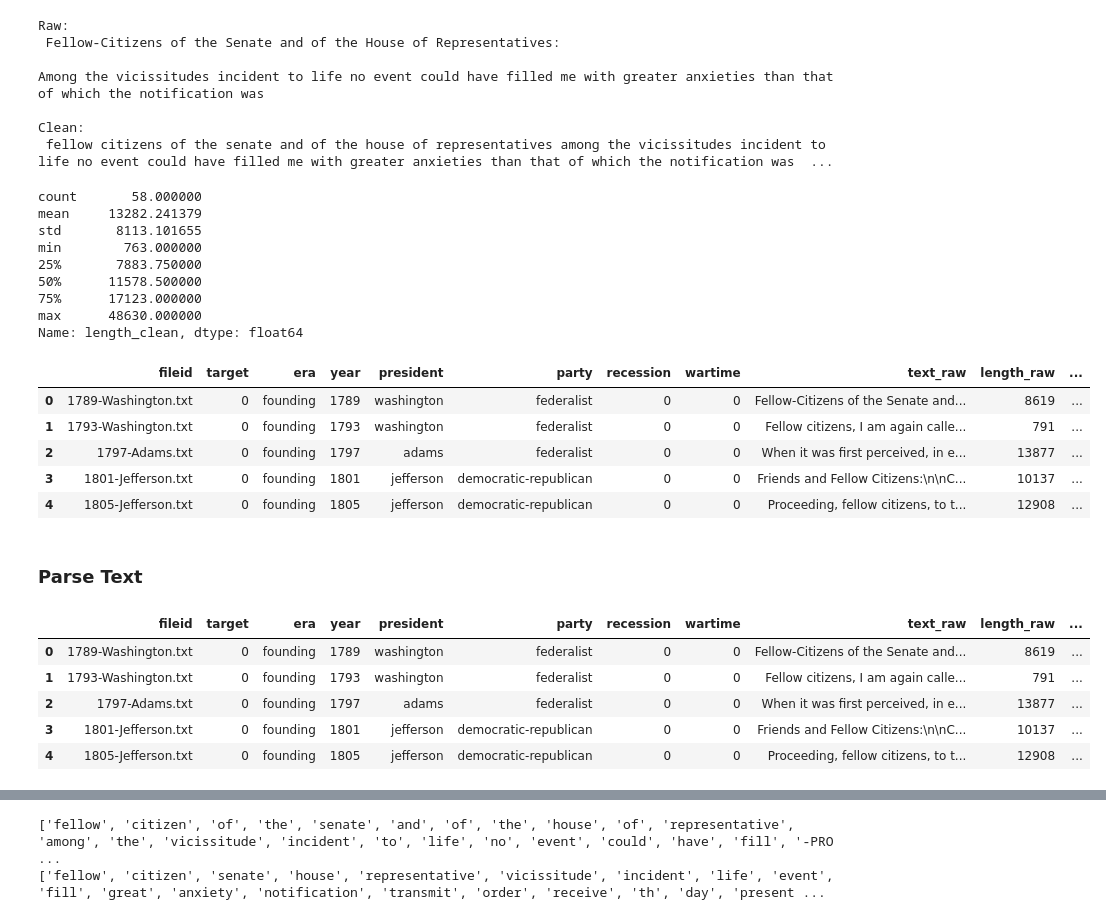
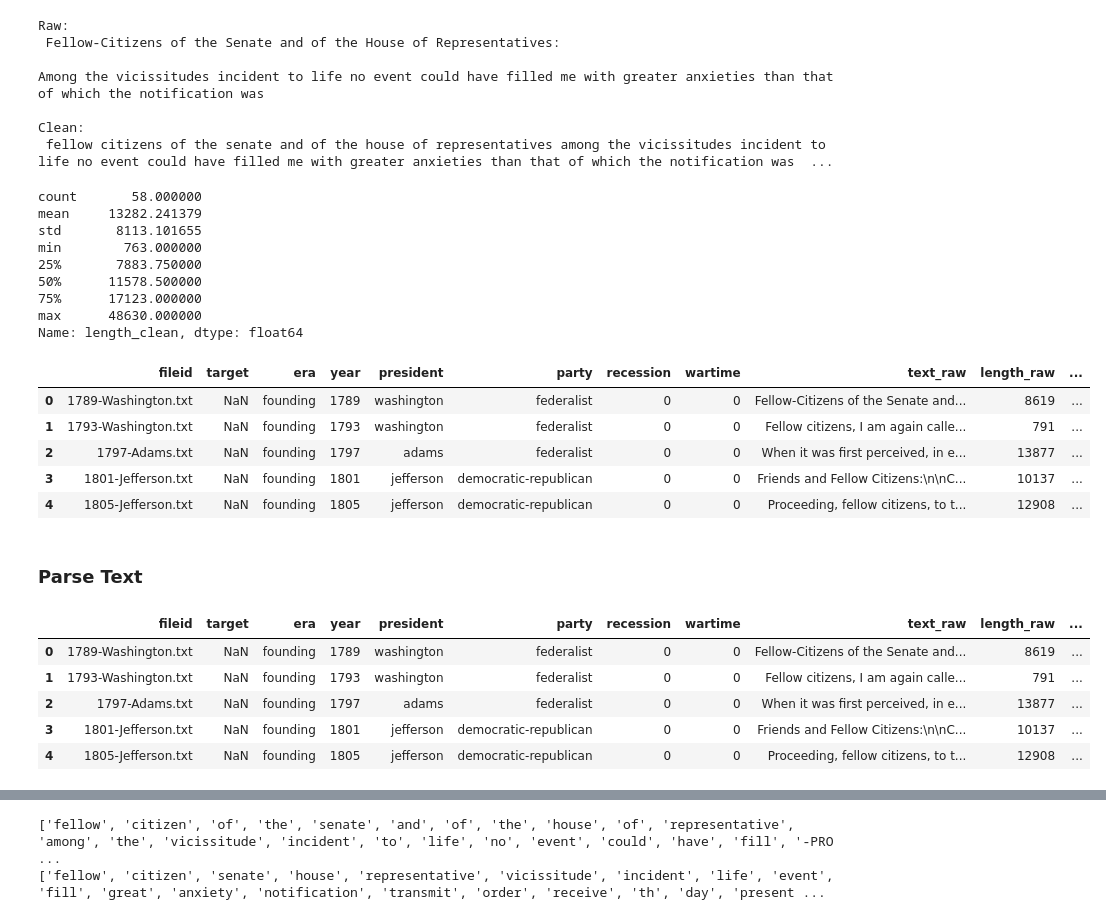
Before and after one commit to aarondelgiudice/thinkful, a Jupyter notebook: unit_4/capstone/4_5a_preprocessing.ipynb, the cells around one changed output, grey strips where cells are left out. Drawn from its saved outputs; the diff is of its cells as text; code cells hidden in the pictures.

```diff
--- a/unit_4/capstone/4_5a_preprocessing.ipynb
+++ b/unit_4/capstone/4_5a_preprocessing.ipynb
@@ -226,9 +216,11 @@ array(['founding', 'expansion', 'civil war', 'reconstruction',
        'great despression', 'world war two', 'post-war',
        'civil rights era', 'reagan era', 'modern'], dtype=object)
 # %%
-target_value = 0
-for era in df_prez['era'].unique():
-  df_prez['target'].loc[df_prez['era']==era] = target_value
-  target_value += 1
+#target_value = np.nan
+#target_value = 0
+#for era in df_prez['era'].unique():
+#  df_prez['target'].loc[df_prez['era']==era] = target_value
+#  target_value += 1
 
-df_prez['target'].unique()
+#df_prez['target'].unique()
+#df_prez['target'] = target_value
@@ -594,47 +580,45 @@ min        763.000000
 max      48630.000000
 Name: length_clean, dtype: float64
 |  | fileid | target | era | year | president | party | recession | wartime | text_raw | length_raw | ... |
-| 0 | 1789-Washington.txt | 0 | founding | 1789 | washington | federalist | 0 | 0 | Fellow-Citizens of the Senate and... | 8619 | ... |
-| 1 | 1793-Washington.txt | 0 | founding | 1793 | washington | federalist | 0 | 0 | Fellow citizens, I am again calle... | 791 | ... |
-| 2 | 1797-Adams.txt | 0 | founding | 1797 | adams | federalist | 0 | 0 | When it was first perceived, in e... | 13877 | ... |
-| 3 | 1801-Jefferson.txt | 0 | founding | 1801 | jefferson | democratic-republican | 0 | 0 | Friends and Fellow Citizens:\n\nC... | 10137 | ... |
-| 4 | 1805-Jefferson.txt | 0 | founding | 1805 | jefferson | democratic-republican | 0 | 0 | Proceeding, fellow citizens, to t... | 12908 | ... |
+| 0 | 1789-Washington.txt | NaN | founding | 1789 | washington | federalist | 0 | 0 | Fellow-Citizens of the Senate and... | 8619 | ... |
+| 1 | 1793-Washington.txt | NaN | founding | 1793 | washington | federalist | 0 | 0 | Fellow citizens, I am again calle... | 791 | ... |
+| 2 | 1797-Adams.txt | NaN | founding | 1797 | adams | federalist | 0 | 0 | When it was first perceived, in e... | 13877 | ... |
+| 3 | 1801-Jefferson.txt | NaN | founding | 1801 | jefferson | democratic-republican | 0 | 0 | Friends and Fellow Citizens:\n\nC... | 10137 | ... |
+| 4 | 1805-Jefferson.txt | NaN | founding | 1805 | jefferson | democratic-republican | 0 | 0 | Proceeding, fellow citizens, to t... | 12908 | ... |
 # %% [markdown]
 ### Parse Text
 # %%
 %%time
 
 import spacy
 
 # create list to hold spaCy docs
 text_parsed = []
 text_nostops = []
-all_words = []
-common_words = []
 
 # parse cleaned text
 # instantiate nlp
 #nlp = spacy.load('en', disable=['parser', 'ner'])
 nlp = spacy.load('en')
 spacy_text = nlp.pipe(df_prez['text_clean'], batch_size=10, n_threads=3)
 
 # use spaCy generator to append docs to doc list
 for text in spacy_text:
   #text = [token.lemma_ for token in nlp(str(text))]
   text_parsed.append([token.lemma_ for token in nlp(str(text))])
   #text = [token.lemma_ for token in nlp(str(text)) if not token.is_stop]
   text_nostops.append([token.lemma_ for token in nlp(str(text)) if not token.is_stop])
 
 # add spaCy docs to lyrics DF
 df_prez['text_parsed'] = text_parsed
 df_prez['length_parsed'] = [len(x) for x in df_prez['text_parsed']]
 df_prez['text_nostops'] = text_nostops
 df_prez['length_nostops'] = [len(x) for x in df_prez['text_nostops']]
 display(df_prez.head())
 # %% [output]
 |  | fileid | target | era | year | president | party | recession | wartime | text_raw | length_raw | ... |
-| 0 | 1789-Washington.txt | 0 | founding | 1789 | washington | federalist | 0 | 0 | Fellow-Citizens of the Senate and... | 8619 | ... |
-| 1 | 1793-Washington.txt | 0 | founding | 1793 | washington | federalist | 0 | 0 | Fellow citizens, I am again calle... | 791 | ... |
-| 2 | 1797-Adams.txt | 0 | founding | 1797 | adams | federalist | 0 | 0 | When it was first perceived, in e... | 13877 | ... |
-| 3 | 1801-Jefferson.txt | 0 | founding | 1801 | jefferson | democratic-republican | 0 | 0 | Friends and Fellow Citizens:\n\nC... | 10137 | ... |
-| 4 | 1805-Jefferson.txt | 0 | founding | 1805 | jefferson | democratic-republican | 0 | 0 | Proceeding, fellow citizens, to t... | 12908 | ... |
+| 0 | 1789-Washington.txt | NaN | founding | 1789 | washington | federalist | 0 | 0 | Fellow-Citizens of the Senate and... | 8619 | ... |
+| 1 | 1793-Washington.txt | NaN | founding | 1793 | washington | federalist | 0 | 0 | Fellow citizens, I am again calle... | 791 | ... |
+| 2 | 1797-Adams.txt | NaN | founding | 1797 | adams | federalist | 0 | 0 | When it was first perceived, in e... | 13877 | ... |
+| 3 | 1801-Jefferson.txt | NaN | founding | 1801 | jefferson | democratic-republican | 0 | 0 | Friends and Fellow Citizens:\n\nC... | 10137 | ... |
+| 4 | 1805-Jefferson.txt | NaN | founding | 1805 | jefferson | democratic-republican | 0 | 0 | Proceeding, fellow citizens, to t... | 12908 | ... |
```
Also changed, not shown: parts of 14 cells of this notebook.
